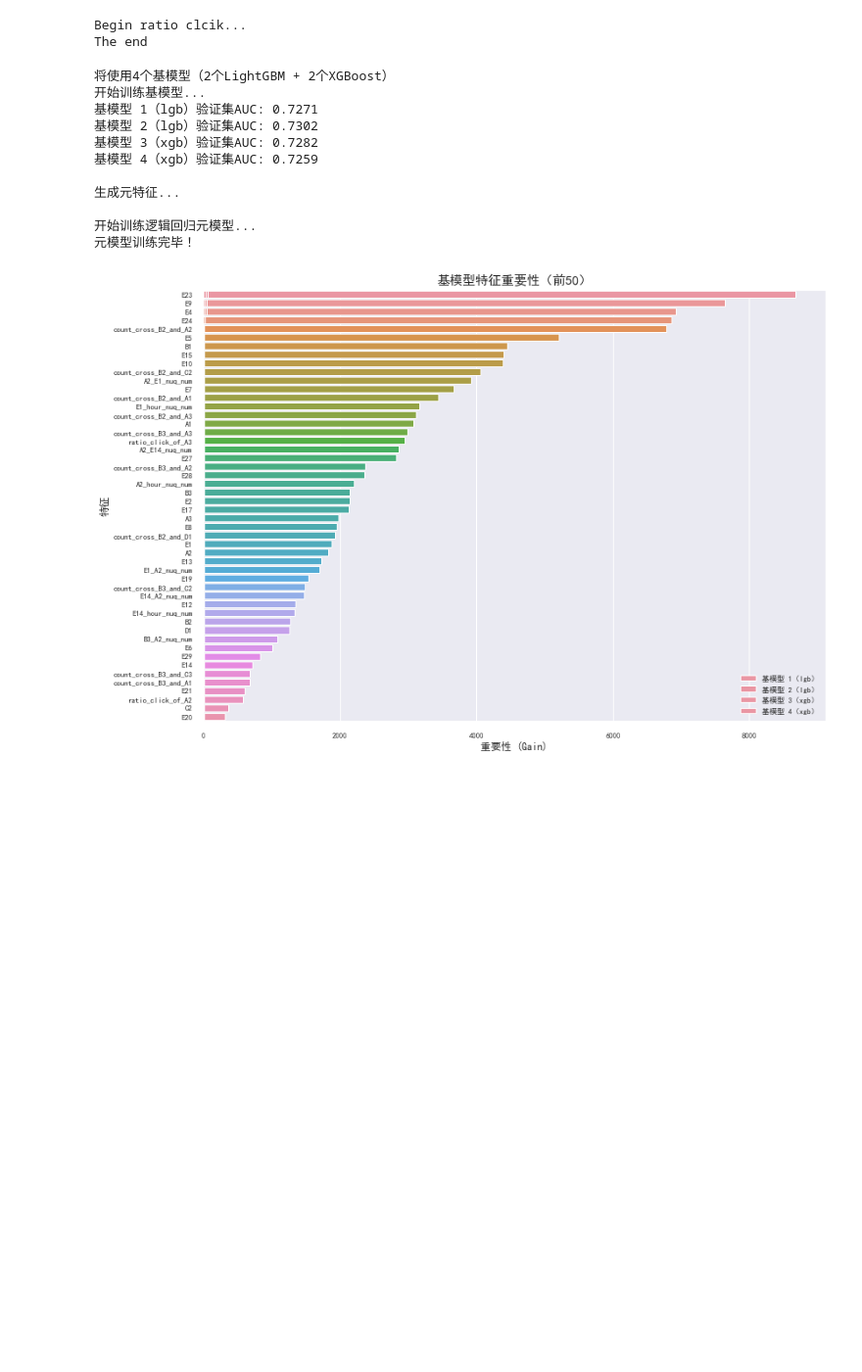
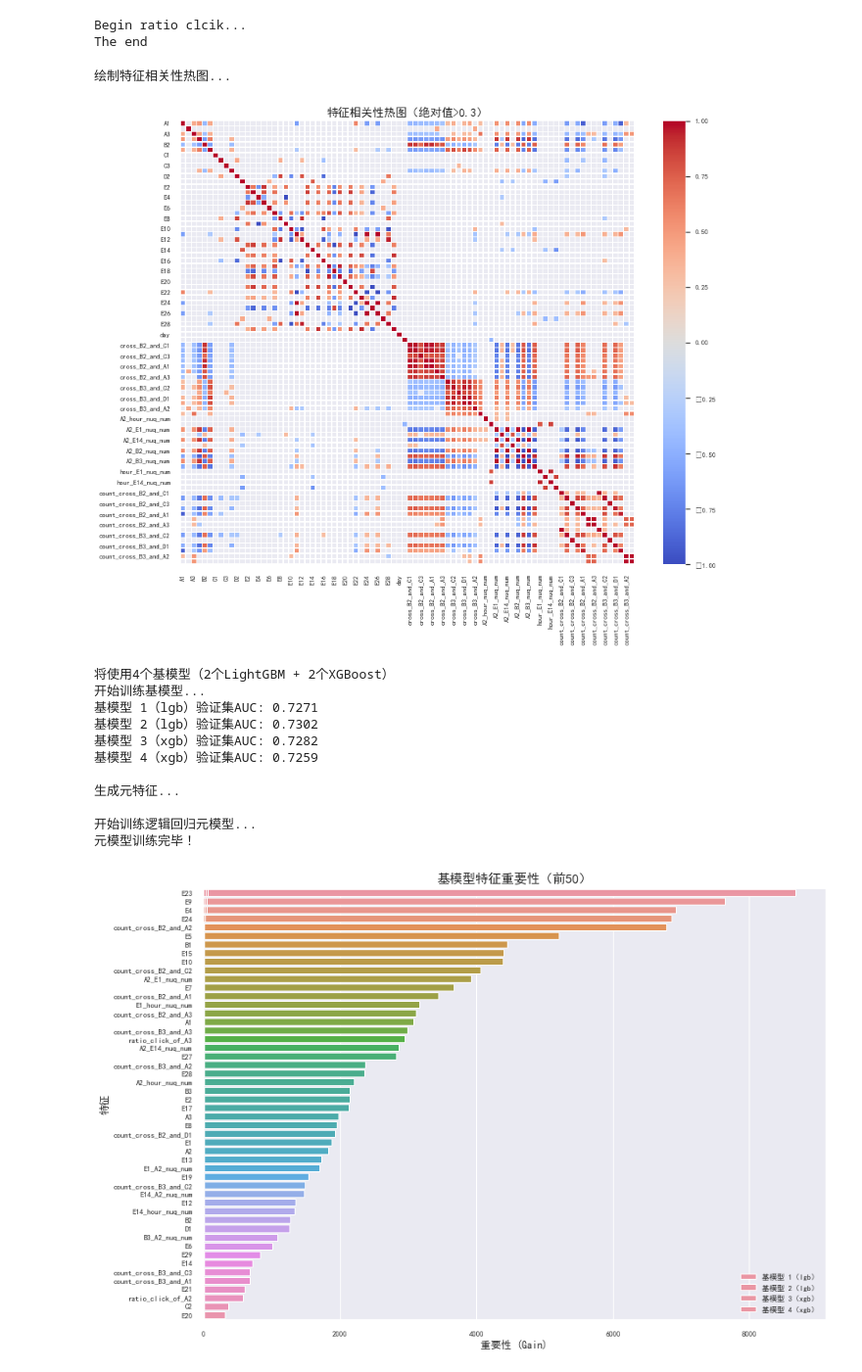
Before and after one commit to Comex627/Binary_classification_task_algorithm_framework, a Jupyter notebook: code/基于lgb_xgb的stacking建模备份（元模型逻辑回归）.ipynb, the cells around one changed output. Shown: that part at 98% size. Drawn from its saved outputs; the diff is of its cells as text; code cells hidden in the pictures; blank space fills up the shorter version.

```diff
--- a/code/基于lgb_xgb的stacking建模备份（元模型逻辑回归）.ipynb
+++ b/code/基于lgb_xgb的stacking建模备份（元模型逻辑回归）.ipynb
@@ -196,6 +175,35 @@ else:
 # %% [output]
 Begin ratio clcik...
 The end
+# %%
+# 特征相关性热图
+print("绘制特征相关性热图...")
+# 选择数值型特征计算相关性
+numeric_features = train_df.select_dtypes(include=['int64', 'float64']).columns
+# 排除ID和标签列
+numeric_features = [f for f in numeric_features if f not in ['ID', 'label']]
+if len(numeric_features) > 0:
+    corr_matrix = train_df[numeric_features].corr()
+    # 绘制热图（只显示绝对值大于0.3的相关性）
+    plt.figure(figsize=(12, 10))
+    mask = np.abs(corr_matrix) < 0.3  # 掩盖低相关性
+    sns.heatmap(
+        corr_matrix,
+        mask=mask,
+        annot=False,  # 显示相关系数
+        cmap='coolwarm',
+        fmt='.2f',
+        linewidths=0.5,
+        annot_kws={"size": 8}
+    )
+    plt.title('特征相关性热图（绝对值>0.3）', fontsize=15)
+    plt.tight_layout()
+    plt.show()
+else:
+    print("无可用的数值型特征用于绘制相关性热图")
+# %% [output]
+绘制特征相关性热图...
+[figure, added]
 # %%
 # 基模型参数配置
 def get_base_model_params():
```
Also changed, not shown: parts of 1 cell of this notebook.
